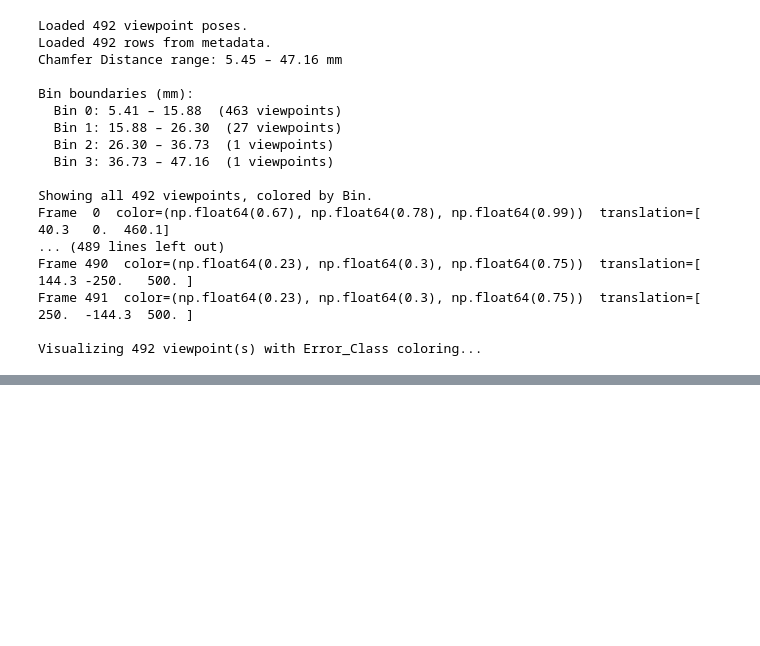
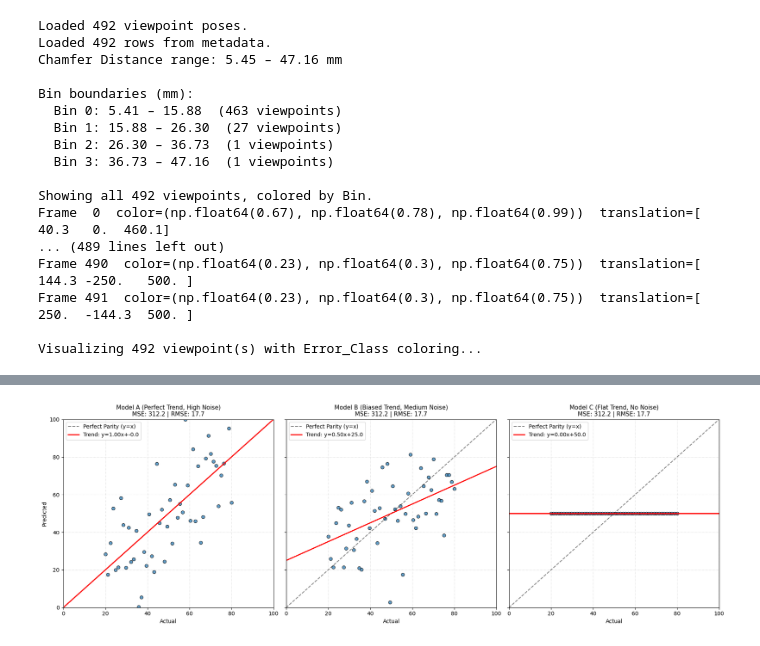
Before and after one commit to alvannauval/anr_pkg, a Jupyter notebook: src/5_utilities.ipynb, the cells around one changed output, grey strips where cells are left out. Saved outputs shown, nothing was run; the diff lists cells and outputs as text; code cells hidden in the pictures; blank space fills up the shorter version.

```diff
--- a/src/5_utilities.ipynb
+++ b/src/5_utilities.ipynb
@@ -617,3 +624,99 @@ Frame 490  color=(np.float64(0.23), np.float64(0.3), np.float64(0.75))  translat
 Frame 491  color=(np.float64(0.23), np.float64(0.3), np.float64(0.75))  translation=[ 250.  -144.3  500. ]
 
 Visualizing 492 viewpoint(s) with Error_Class coloring...
+# %%
+# ANALYSIS MANUAL - PARITY PLOT EXPLANATION #
+%matplotlib inline
+import numpy as np
+import matplotlib.pyplot as plt
+from scipy.stats import linregress
+
+# ==========================================
+# 1. Math Helper: Perfect Noise Generation
+# ==========================================
+def get_orthogonal_noise(x, target_variance):
+    """Generates random noise that is mathematically completely uncorrelated
+    with x, ensuring exact variance addition."""
+    noise = np.random.randn(len(x))
+
+    # Remove any accidental correlation with x
+    slope, intercept, _, _, _ = linregress(x, noise)
+    noise = noise - (slope * x + intercept)
+
+    # Center the noise to exactly 0 so the mean doesn't shift
+    noise -= np.mean(noise)
+
+    # Scale to exactly match the target variance
+    noise *= np.sqrt(target_variance / np.mean(noise**2))
+    return noise
+
+# ==========================================
+# 2. Data Generation
+# ==========================================
+np.random.seed(42) # For reproducible random noise
+n_points = 50
+
+# Actual values with a mean of exactly 50
+x_actual = np.linspace(20, 80, n_points)
+target_mse = np.var(x_actual) # We will force all models to match this exact MSE
+
+# --- Model C (Flat Trend, No Noise) ---
+# Predicts 50 every single time.
+y_pred_C = np.full_like(x_actual, 50.0)
+
+# --- Model A (Perfect Trend y=x, High Noise) ---
+# Perfect slope, but we add 100% of the target MSE as pure noise
+noise_A = get_orthogonal_noise(x_actual, target_variance=target_mse)
+y_pred_A = x_actual + noise_A
+
+# --- Model B (Biased Trend y=0.5x+25, Medium Noise) ---
+# The wrong slope accounts for 25% of the total target MSE.
+# We fill in the remaining 75% with random noise.
+noise_B = get_orthogonal_noise(x_actual, target_variance=(0.75 * target_mse))
+y_pred_B = 0.5 * x_actual + 25 + noise_B
+
+# ==========================================
+# 3. Verification & Plotting
+# ==========================================
+models = [
+    ("Model A (Perfect Trend, High Noise)", y_pred_A),
+    ("Model B (Biased Trend, Medium Noise)", y_pred_B),
+    ("Model C (Flat Trend, No Noise)", y_pred_C)
+]
+
+fig, axes = plt.subplots(1, 3, figsize=(18, 6), sharey=True)
+
+for ax, (title, y_pred) in zip(axes, models):
+    # Calculate Metrics without sklearn
+    mse = np.mean((x_actual - y_pred)**2)
+    rmse = np.sqrt(mse)
+    slope, intercept, r_value, _, _ = linregress(x_actual, y_pred)
+
+    # Print metrics to console to prove they are identical
+    print(f"--- {title} ---")
+    print(f"Mean Actual: {np.mean(x_actual):.1f} | Mean Predicted: {np.mean(y_pred):.1f}")
+    print(f"MSE: {mse:.2f} | RMSE: {rmse:.2f} | R-squared: {r_value**2:.4f}\n")
+
+    # Scatter Plot
+    ax.scatter(x_actual, y_pred, alpha=0.7, edgecolor='k')
+
+    # Parity Line (y = x)
+    ax.plot([0, 100], [0, 100], 'k--', alpha=0.5, label='Perfect Parity (y=x)')
+
+    # Trendline (Line of Best Fit)
+    x_trend = np.array([0, 100])
+    y_trend = slope * x_trend + intercept
+    ax.plot(x_trend, y_trend, 'r-', linewidth=2, label=f'Trend: y={slope:.2f}x+{intercept:.1f}')
+
+    # Formatting
+    ax.set_title(f"{title}\nMSE: {mse:.1f} | RMSE: {rmse:.1f}", fontsize=11)
+    ax.set_xlabel('Actual')
+    if ax == axes[0]: ax.set_ylabel('Predicted')
+    ax.set_xlim(0, 100)
+    ax.set_ylim(0, 100)
+    ax.grid(True, linestyle=':', alpha=0.6)
+    ax.legend(loc='upper left')
+
+plt.tight_layout()
+plt.show()
+# %% [output]
@@ -619,0 +734 @@ Visualizing 492 viewpoint(s) with Error_Class coloring...
+[figure, added]
```
Also changed, not shown: parts of 4 cells of this notebook, 3 other files.
